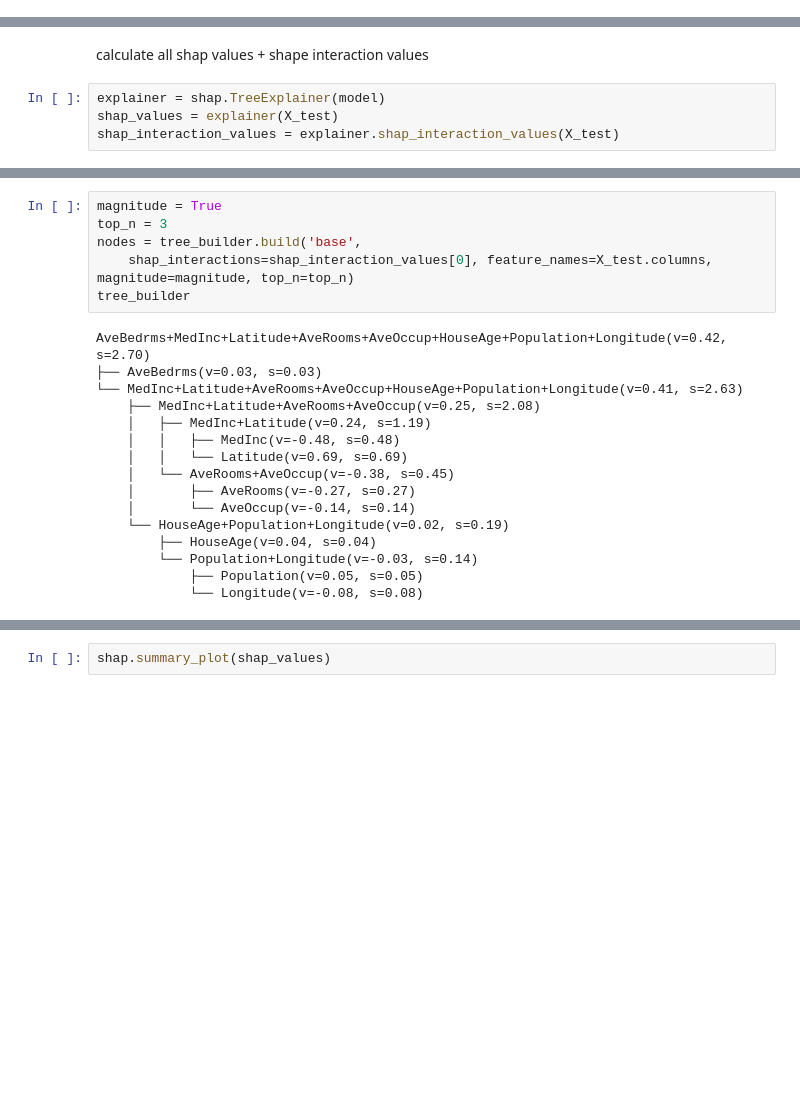
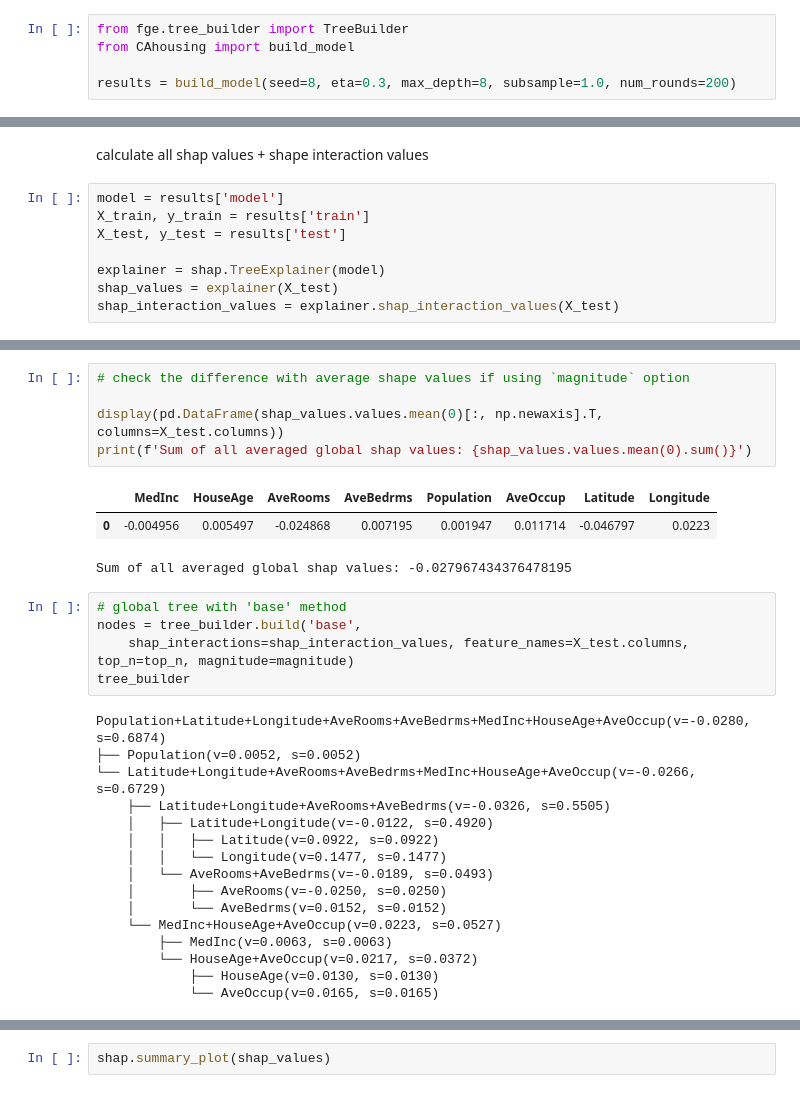
Before and after one commit to simonjisu/FeatureInteractionTree, a Jupyter notebook: notebooks/Finer Granularity Explanation.ipynb, the cells around one changed output, grey strips where cells are left out. Drawn from its saved outputs; the diff is of its cells as text; blank space fills up the shorter version.

```diff
--- a/notebooks/Finer Granularity Explanation.ipynb
+++ b/notebooks/Finer Granularity Explanation.ipynb
@@ -52,0 +15,5 @@ R2 square: 0.8354450934771271
+# %%
+from fge.tree_builder import TreeBuilder
+from CAhousing import build_model
+
+results = build_model(seed=8, eta=0.3, max_depth=8, subsample=1.0, num_rounds=200)
@@ -53,6 +35,10 @@ R2 square: 0.8354450934771271
 # %% [markdown]
 calculate all shap values + shape interaction values
 # %%
+model = results['model']
+X_train, y_train = results['train']
+X_test, y_test = results['test']
+
 explainer = shap.TreeExplainer(model)
 shap_values = explainer(X_test)
 shap_interaction_values = explainer.shap_interaction_values(X_test)
@@ -61,22 +51,30 @@ tree_builder = TreeBuilder()
+# %%
+# check the difference with average shape values if using `magnitude` option
+
+display(pd.DataFrame(shap_values.values.mean(0)[:, np.newaxis].T, columns=X_test.columns))
+print(f'Sum of all averaged global shap values: {shap_values.values.mean(0).sum()}')
+# %% [output]
+|  | MedInc | HouseAge | AveRooms | AveBedrms | Population | AveOccup | Latitude | Longitude |
+| 0 | -0.004956 | 0.005497 | -0.024868 | 0.007195 | 0.001947 | 0.011714 | -0.046797 | 0.0223 |
+Sum of all averaged global shap values: -0.027967434376478195
 # %%
-magnitude = True
-top_n = 3
+# global tree with 'base' method
 nodes = tree_builder.build('base',
-    shap_interactions=shap_interaction_values[0], feature_names=X_test.columns, magnitude=magnitude, top_n=top_n)
+    shap_interactions=shap_interaction_values, feature_names=X_test.columns, top_n=top_n, magnitude=magnitude)
 tree_builder
 # %% [output]
-AveBedrms+MedInc+Latitude+AveRooms+AveOccup+HouseAge+Population+Longitude(v=0.42, s=2.70)
-├── AveBedrms(v=0.03, s=0.03)
-└── MedInc+Latitude+AveRooms+AveOccup+HouseAge+Population+Longitude(v=0.41, s=2.63)
-    ├── MedInc+Latitude+AveRooms+AveOccup(v=0.25, s=2.08)
-    │   ├── MedInc+Latitude(v=0.24, s=1.19)
-    │   │   ├── MedInc(v=-0.48, s=0.48)
-    │   │   └── Latitude(v=0.69, s=0.69)
-    │   └── AveRooms+AveOccup(v=-0.38, s=0.45)
-    │       ├── AveRooms(v=-0.27, s=0.27)
-    │       └── AveOccup(v=-0.14, s=0.14)
-    └── HouseAge+Population+Longitude(v=0.02, s=0.19)
-        ├── HouseAge(v=0.04, s=0.04)
-        └── Population+Longitude(v=-0.03, s=0.14)
-            ├── Population(v=0.05, s=0.05)
-            └── Longitude(v=-0.08, s=0.08)
+Population+Latitude+Longitude+AveRooms+AveBedrms+MedInc+HouseAge+AveOccup(v=-0.0280, s=0.6874)
+├── Population(v=0.0052, s=0.0052)
+└── Latitude+Longitude+AveRooms+AveBedrms+MedInc+HouseAge+AveOccup(v=-0.0266, s=0.6729)
+    ├── Latitude+Longitude+AveRooms+AveBedrms(v=-0.0326, s=0.5505)
+    │   ├── Latitude+Longitude(v=-0.0122, s=0.4920)
+    │   │   ├── Latitude(v=0.0922, s=0.0922)
+    │   │   └── Longitude(v=0.1477, s=0.1477)
+    │   └── AveRooms+AveBedrms(v=-0.0189, s=0.0493)
+    │       ├── AveRooms(v=-0.0250, s=0.0250)
+    │       └── AveBedrms(v=0.0152, s=0.0152)
+    └── MedInc+HouseAge+AveOccup(v=0.0223, s=0.0527)
+        ├── MedInc(v=0.0063, s=0.0063)
+        └── HouseAge+AveOccup(v=0.0217, s=0.0372)
+            ├── HouseAge(v=0.0130, s=0.0130)
+            └── AveOccup(v=0.0165, s=0.0165)
```
Also changed, not shown: parts of 25 cells of this notebook, 5 other files.
